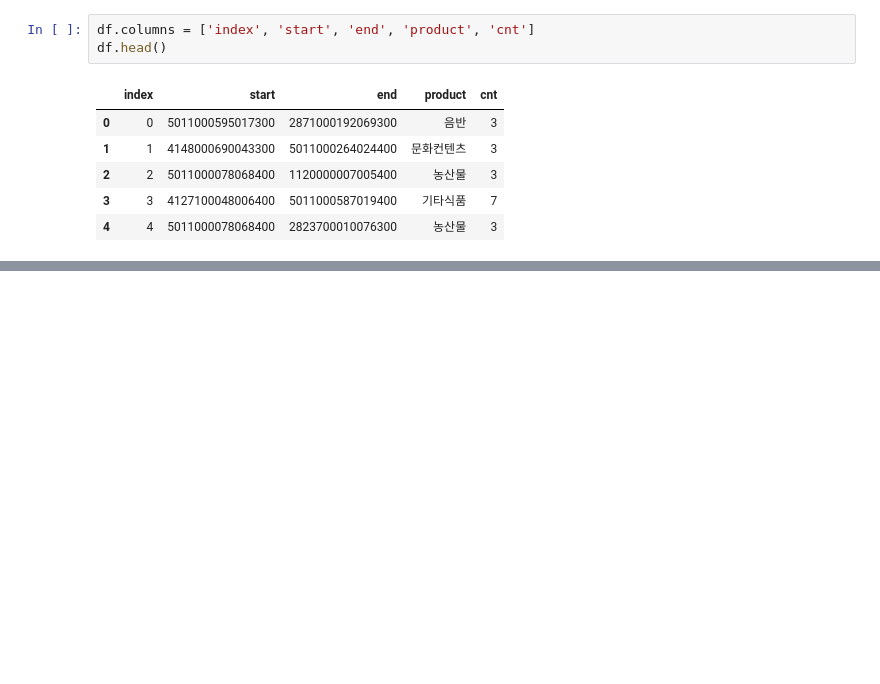
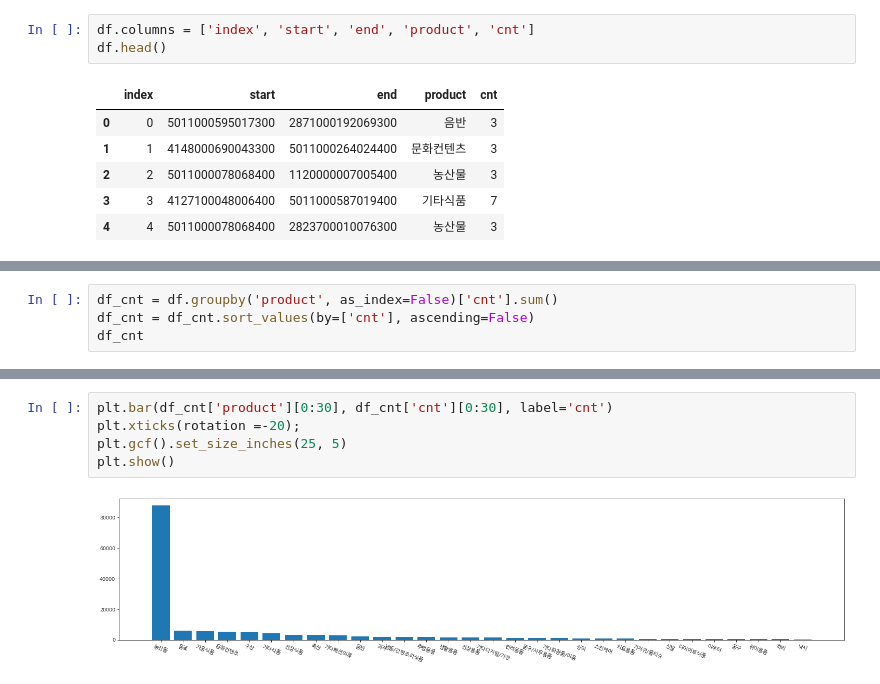
Before and after one commit to seonydg/ml-regression-logistics-distribution-forecast, a Jupyter notebook: Logistics Distribution Forecast Regression Analysis.ipynb, the cells around one changed output, grey strips where cells are left out. Drawn from its saved outputs; the diff is of its cells as text; blank space fills up the shorter version.

```diff
--- a/Logistics Distribution Forecast Regression Analysis.ipynb
+++ b/Logistics Distribution Forecast Regression Analysis.ipynb
@@ -111,0 +157,4 @@ df.head()
+# %%
+df_cnt = df.groupby('product', as_index=False)['cnt'].sum()
+df_cnt = df_cnt.sort_values(by=['cnt'], ascending=False)
+df_cnt
@@ -111,0 +175,7 @@ df.head()
+# %%
+plt.bar(df_cnt['product'][0:30], df_cnt['cnt'][0:30], label='cnt')
+plt.xticks(rotation =-20);
+plt.gcf().set_size_inches(25, 5)
+plt.show()
+# %% [output]
+[figure, added]
```
Also changed, not shown: parts of 4 cells of this notebook.
